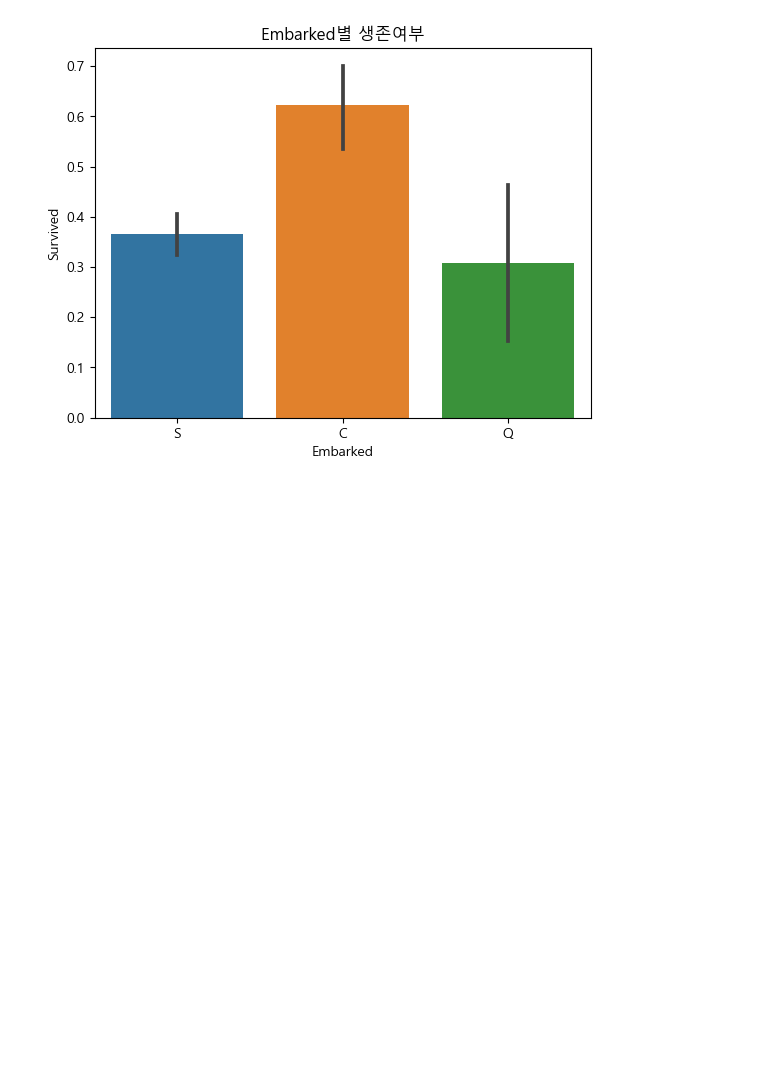
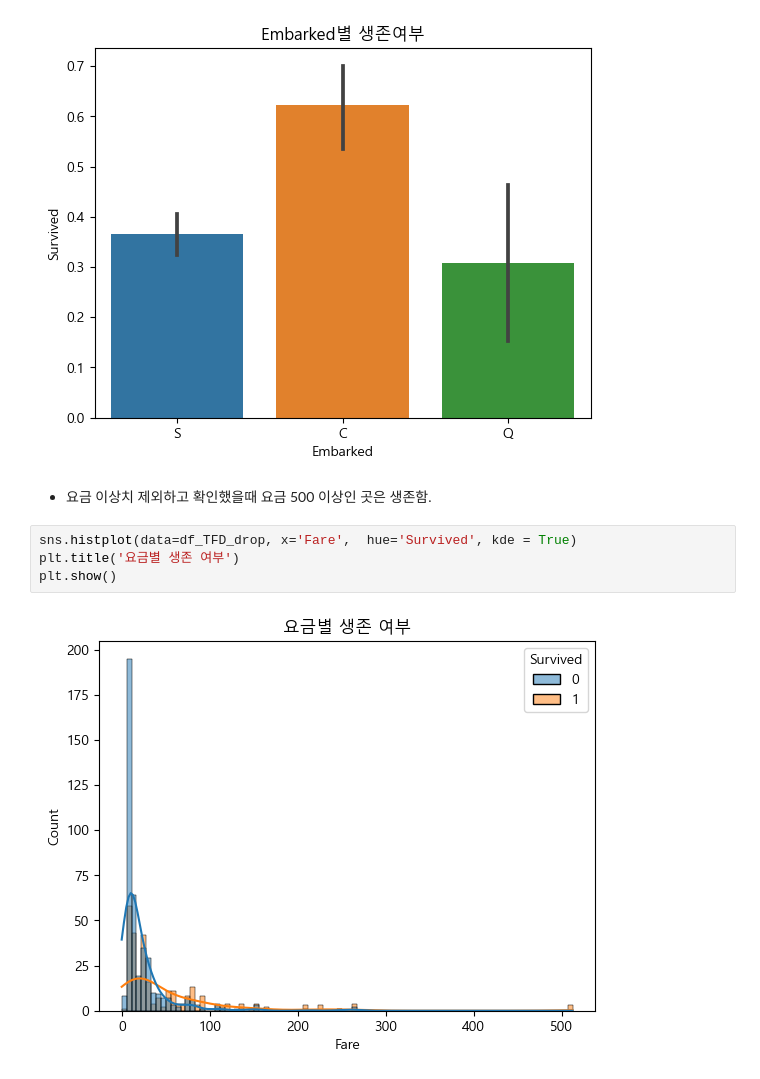
Before and after one commit to SSSanga/study_data_analytics, a Jupyter notebook: codes/EDA/TitanicFromDisaster_quest.ipynb, the cells around one changed output. Cells and saved outputs as stored; diff of their text form; blank space fills up the shorter version.

```diff
--- a/codes/EDA/TitanicFromDisaster_quest.ipynb
+++ b/codes/EDA/TitanicFromDisaster_quest.ipynb
@@ -401,3 +401,11 @@ for item in df_TFD_drop_list:
 [figure]
 [figure]
 [figure]
+# %% [markdown]
+- 요금 이상치 제외하고 확인했을때 요금 500 이상인 곳은 생존함.
+# %%
+sns.histplot(data=df_TFD_drop, x='Fare',  hue='Survived', kde = True)
+plt.title('요금별 생존 여부')
+plt.show()
+# %% [output]
+[figure, added]
```
Also changed, not shown: parts of 3 cells of this notebook.
